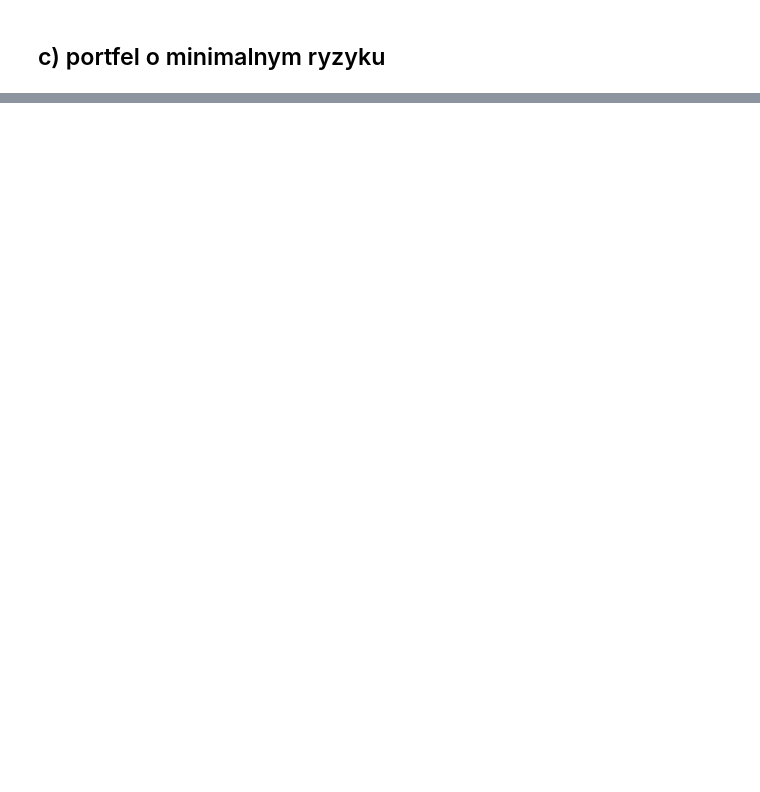
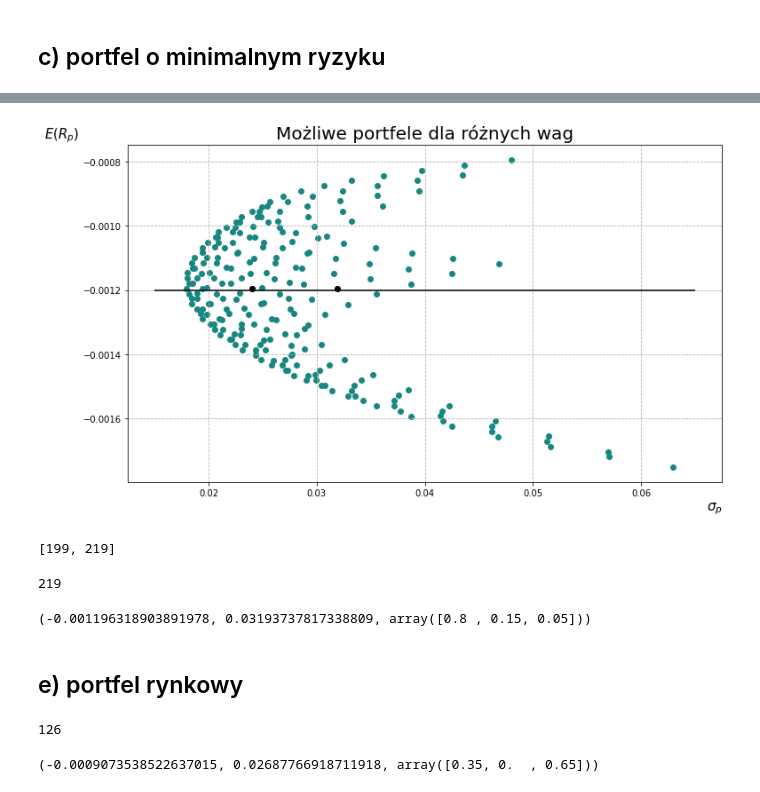
Before and after one commit to KatarzynaTurbanska/enterprise_risk_management, a Jupyter notebook: Prezentacja 3/dywersyfikacja.ipynb, the cells around one changed output, grey strips where cells are left out. Cells and saved outputs as stored; diff of their text form; code cells hidden in the pictures; blank space fills up the shorter version.

```diff
--- a/Prezentacja 3/dywersyfikacja.ipynb
+++ b/Prezentacja 3/dywersyfikacja.ipynb
@@ -122,0 +126,13 @@ expected_values[145], standard_deviations[145], combinations[145]
+# %%
+# ustalona stopa zwrotu
+r = -0.0012
+# %%
+plt.scatter(standard_deviations, expected_values, color="#188781")
+plt.hlines(r, xmin=0.015, xmax=0.065, color='k')
+plt.scatter([standard_deviations[i] for i in ind], [expected_values[i] for i in ind], color='k')
+plt.title("Możliwe portfele dla różnych wag", fontsize=20)
+plt.xlabel(r"$\sigma_p$", fontsize=15, loc="right")
+plt.ylabel(r"$E(R_p)$", fontsize=15, rotation=0, loc="top")
+plt.show()
+# %% [output]
+[figure, added]
@@ -122,0 +142,15 @@ expected_values[145], standard_deviations[145], combinations[145]
+# %%
+ind
+# %% [output]
+[199, 219]
+# %%
+b = min(expected_values, key=lambda x:abs(x-r))
+expected_values.index(b)
+# %% [output]
+219
+# %%
+expected_values[219], standard_deviations[219], combinations[219]
+# %% [output]
+(-0.001196318903891978, 0.03193737817338809, array([0.8 , 0.15, 0.05]))
+# %% [markdown]
+## e) portfel rynkowy
@@ -122,0 +159,8 @@ expected_values[145], standard_deviations[145], combinations[145]
+# %%
+x.index(max(x))
+# %% [output]
+126
+# %%
+expected_values[126], standard_deviations[126], combinations[126]
+# %% [output]
+(-0.0009073538522637015, 0.02687766918711918, array([0.35, 0.  , 0.65]))
```
Also changed, not shown: parts of 11 cells of this notebook.
